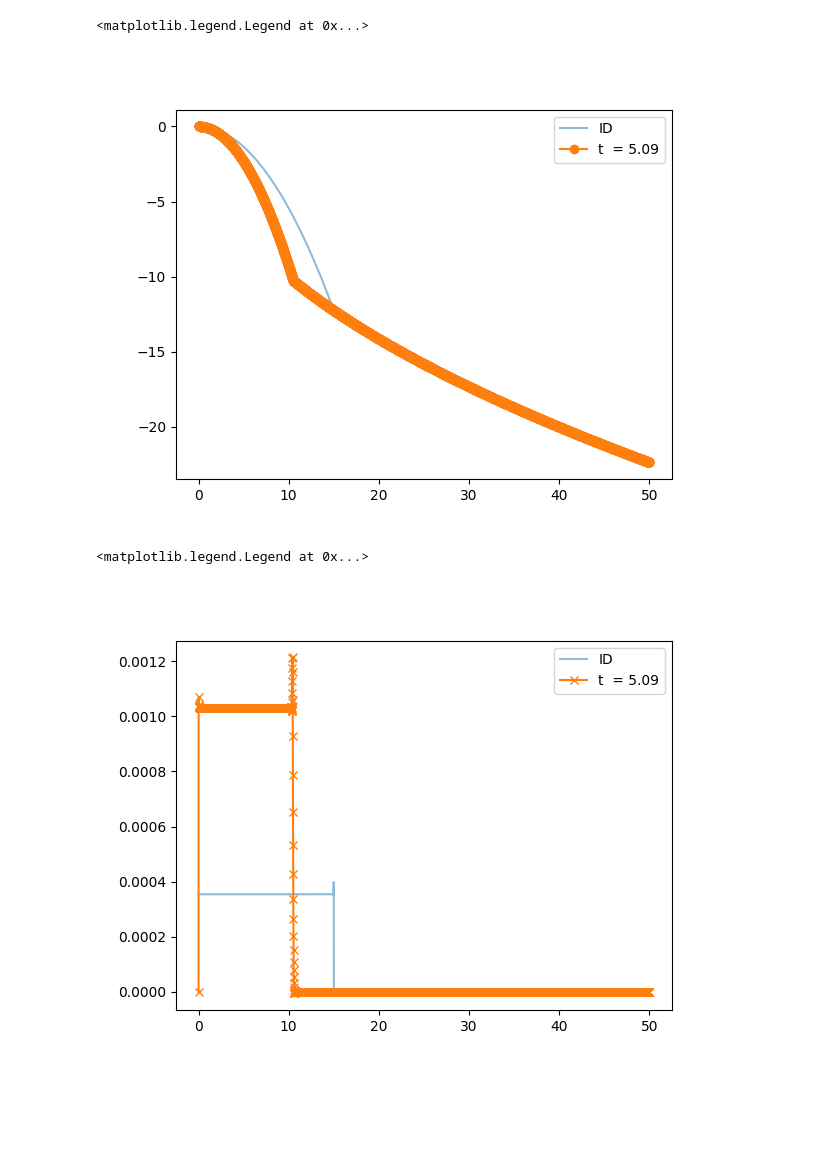
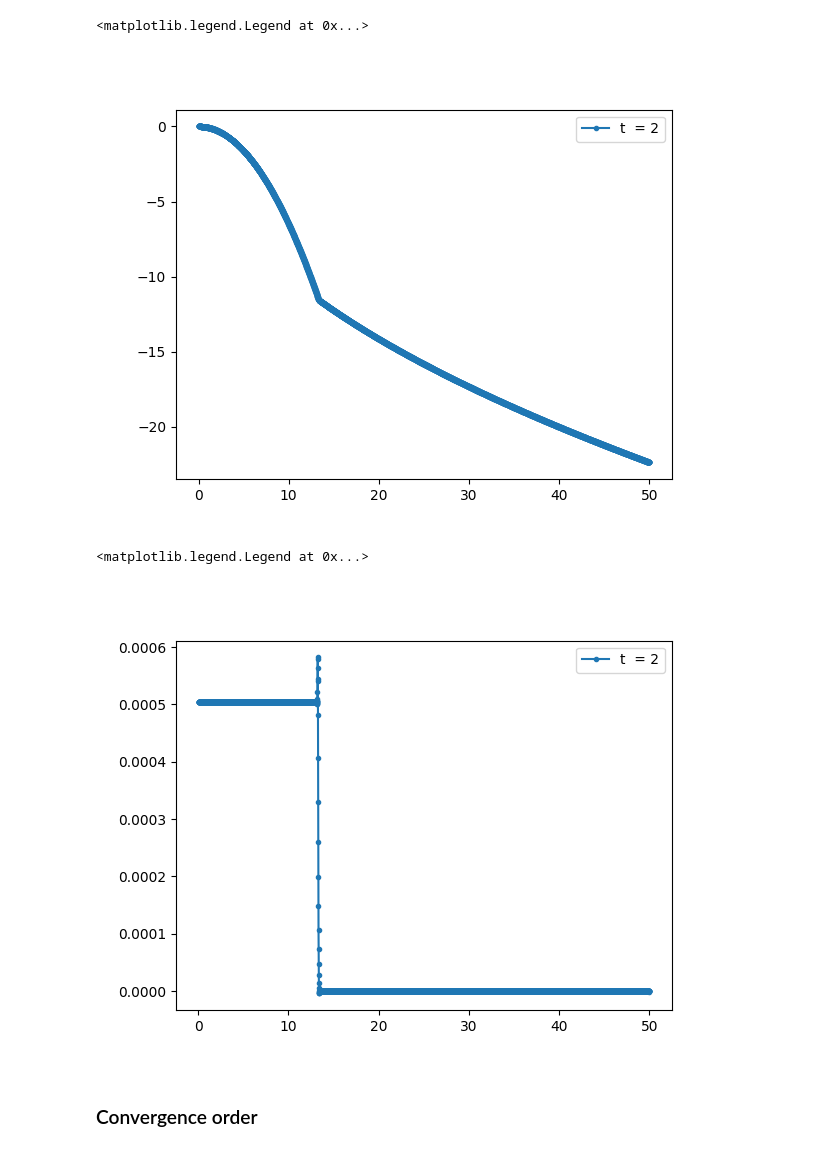
Before and after one commit to LoreCip/LQG-BH-Collapse, a Jupyter notebook: Notebooks/lqg_Beq.ipynb, the cells around one changed output. Cells and saved outputs as stored; diff of their text form; code cells hidden in the pictures; blank space fills up the shorter version.

```diff
--- a/Notebooks/lqg_Beq.ipynb
+++ b/Notebooks/lqg_Beq.ipynb
@@ -34,16 +42,8 @@ def f(u, x):
     return 0.5 * x*x*x * np.sin(u / x/x)**2
 
 @njit
-def fp(u, x, h):
+def fp(u, x):
     return 0.5 * x * np.sin(2 * u /x/x)
-
-# @njit
-# def u_der(f, h):
-#     f_x = np.zeros_like(f)
-#     f_x[0:2] = (-25*f[0:2]/12+4*f[1:3]-3*f[2:4]+4*f[3:5]/3-f[4:6]/4)/h
-#     f_x[-2:] = (25*f[-2:]/12-4*f[-3:-1]+3*f[-4:-2]-4*f[-5:-3]/3+f[-6:-4]/4)/h
-#     f_x[2:-2] = (f[0:-4]-8*f[1:-3]+8*f[3:-1]-f[4:])/(12*h)
-#     return f_x
 # %%
 def initial_data(xs, m, r0, h):
 
@@ -367,7 +404,7 @@ r0 = 15
 
 xM = 50
 h = 1e-2
-N_it = 1000
+t_max =  2
 
 if r == 2:
     nghost = 1
@@ -386,32 +423,34 @@ u_p = BC(u_p, nghost)
 
 
 # Derivative of f(u)
-fup = fp(u_p[nghost:-nghost], x_phys, h)
+fup = fp(u_p[nghost:-nghost], x_phys)
 
 rhos = np.zeros((len(u_p) - 2*nghost, 2))
 Bs = np.zeros_like(rhos)
 
+
 t = 0
-for i in tqdm(range(N_it)):
+while t < t_max:
     # Compute dt
     dt = CLF(u_p[nghost:-nghost], x_phys, h)
-    # dt_OG = OG_CLF(u_p[nghost:-nghost], x_phys, h)
-    # np.testing.assert_almost_equal(dt_OG, dt)
     # Advance time
     t = t + dt
+    if t > t_max:
+        dt = t_max - t - dt
+        t = t_max
+
     # RK timestep
     u = TDV_RK(r, u_p, fup, xs, h, dt, nghost)
     # Compute derivative for next cycle
-    fup = fp(u[nghost:-nghost], x_phys, h)
+    fup = fp(u[nghost:-nghost], x_phys)
 
     # Save
-    if i == 0:
-        Bs[:,0] = u_p[nghost:-nghost].copy()
-        rhos[:,0] = (u_p[nghost:-nghost] - u[nghost:-nghost]) / (4*np.pi * dt * x_phys**2)
-
+    # if i == 0:
+    #     Bs[:,0] = u_p[nghost:-nghost].copy()
+    #     rhos[:,0] = der(x_phys**3 * np.sin(u[nghost:-nghost] / x_phys**2)**2, h) / (8 * np.pi * x_phys**2)
     # Update old storage variable
-    if i != N_it - 1:
-        u_p = u.copy()
+    # if i != N_it - 1:
+    u_p = u.copy()
 
 Bs[:,1] = u[nghost:-nghost].copy()
-rhos[:,1] = (u_p[nghost:-nghost] - u[nghost:-nghost]) / (4*np.pi * dt * x_phys**2)
+rhos[:,1] = der(x_phys**3 * np.sin(u[nghost:-nghost] / x_phys**2)**2, h) / (8 * np.pi * x_phys**2)
@@ -440,18 +501,20 @@ rhos[:,1] = (u_p[nghost:-nghost] - u[nghost:-nghost]) / (4*np.pi * dt * x_phys**
 # %%
 fig = plt.figure()
-plt.plot(x_phys, Bs[:, 0], alpha = 0.5, label = 'ID')
-plt.plot(x_phys, Bs[:, 1], 'o-',label = f't  = {np.round(t,2)}')
+# plt.plot(x_phys, Bs[:, 0], '-', alpha = 0.5, label = 'ID')
+plt.plot(x_phys, Bs[:, 1], '.-',label = f't  = {np.round(t,3)}')
 plt.legend()
 # %% [output]
 <matplotlib.legend.Legend at 0x...>
-[figure, old version]
+[figure, new version]
 # %%
 fig = plt.figure()
-plt.plot(x_phys[3:,], rhos[3:, 0],       alpha = 0.5, label = 'ID')
-plt.plot(x_phys, rhos[:, 1],  '-x',     label = f't  = {np.round(t,2)}')
+# plt.plot(x_phys[5:], rhos[5:, 0], '.-',  alpha = 0.5, label = 'ID')
+plt.plot(x_phys[5:], rhos[5:, 1], '.-',  label = f't  = {np.round(t,2)}')
 plt.legend()
 
 # plt.ylim(-1e-4, 8e-4)
 # %% [output]
 <matplotlib.legend.Legend at 0x...>
-[figure, old version]
+[figure, new version]
+# %% [markdown]
+### Convergence order
```
Also changed, not shown: parts of 14 cells of this notebook, 5 other files.
